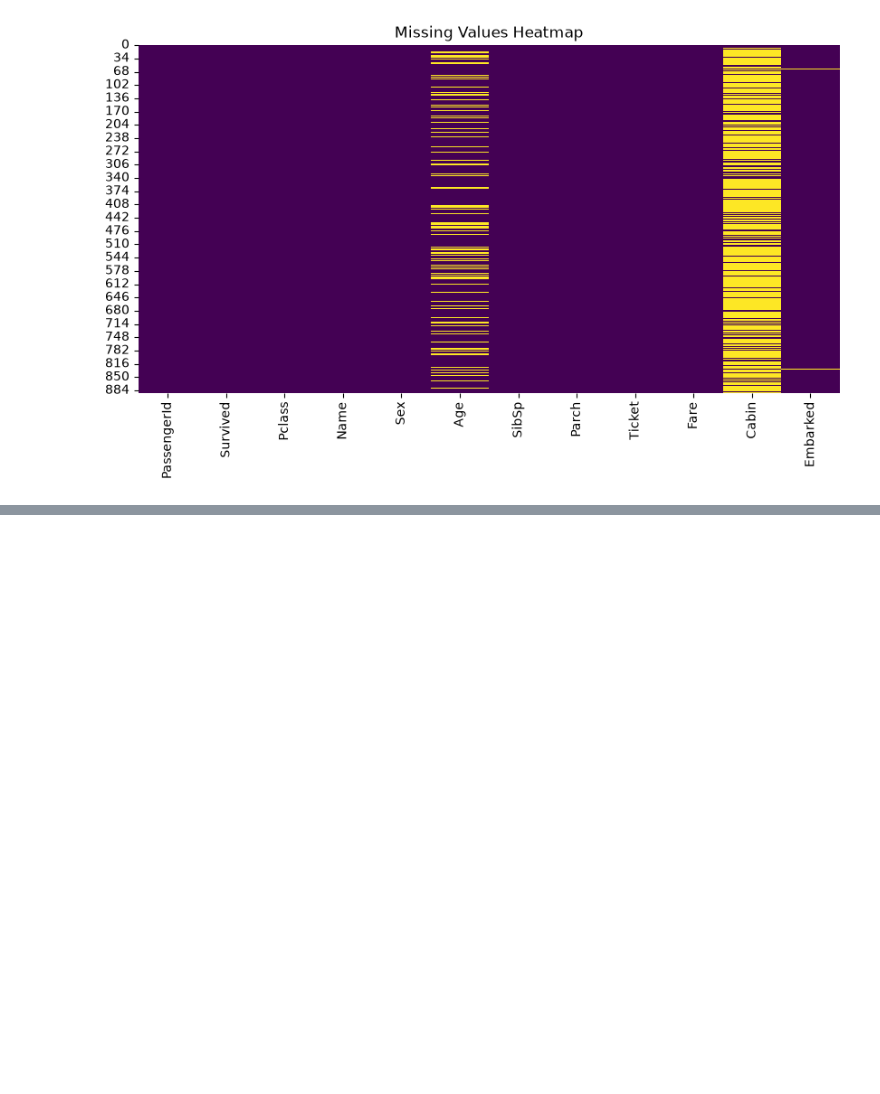
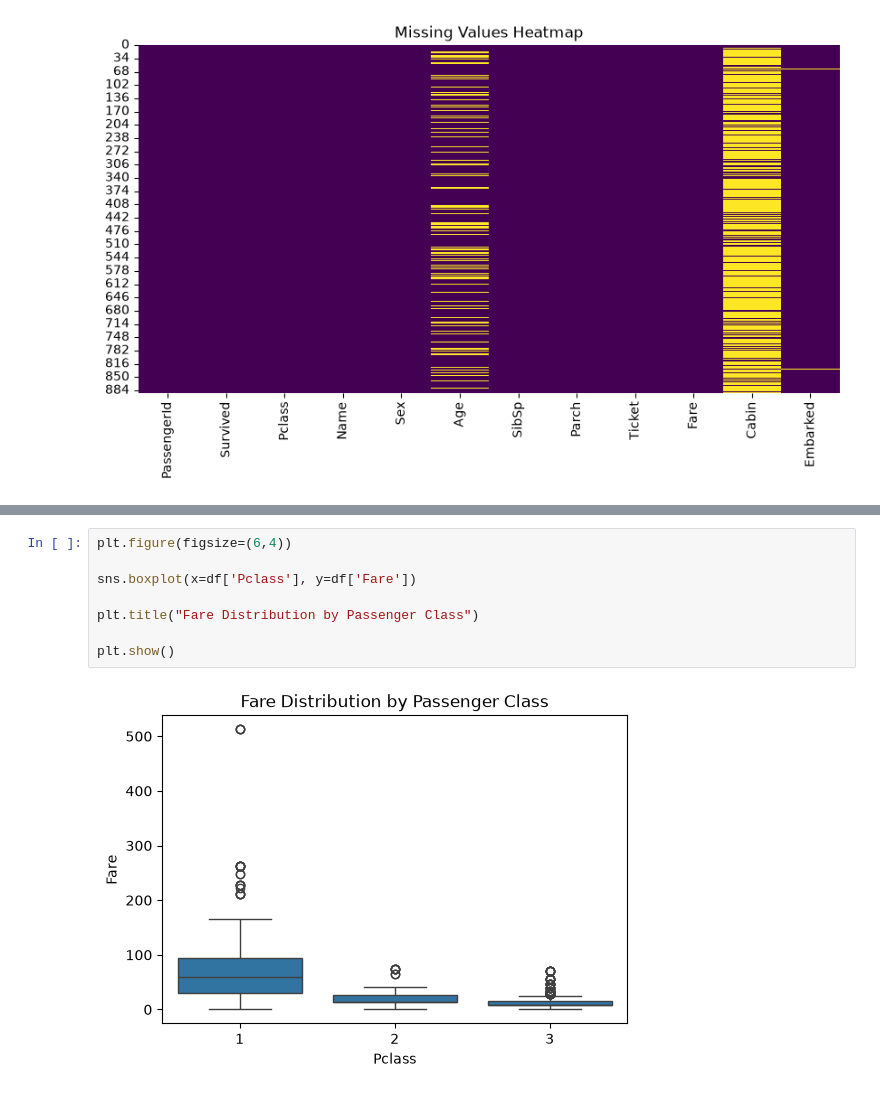
Before and after one commit to amna-8605/neurofive-ml-track, a Jupyter notebook: Titanic_EDA.ipynb, the cells around one changed output, grey strips where cells are left out. Drawn from its saved outputs; the diff is of its cells as text; blank space fills up the shorter version.

```diff
--- a/Titanic_EDA.ipynb
+++ b/Titanic_EDA.ipynb
@@ -122,0 +222,10 @@ plt.show()
+# %%
+plt.figure(figsize=(6,4))
+
+sns.boxplot(x=df['Pclass'], y=df['Fare'])
+
+plt.title("Fare Distribution by Passenger Class")
+
+plt.show()
+# %% [output]
+[figure, added]
```
Also changed, not shown: parts of 13 cells of this notebook.
